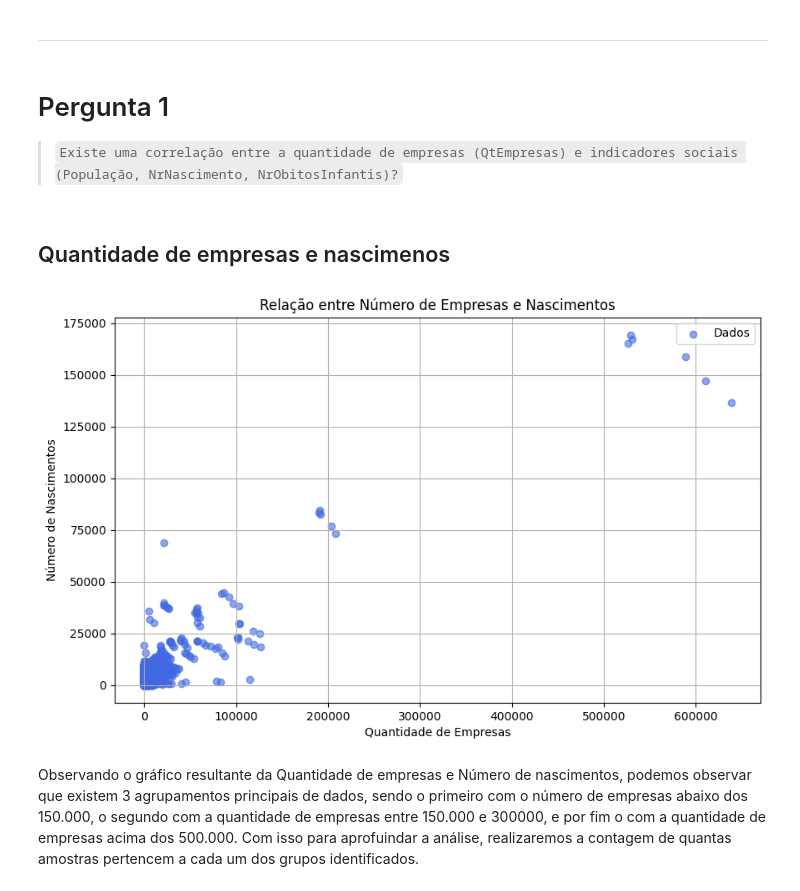
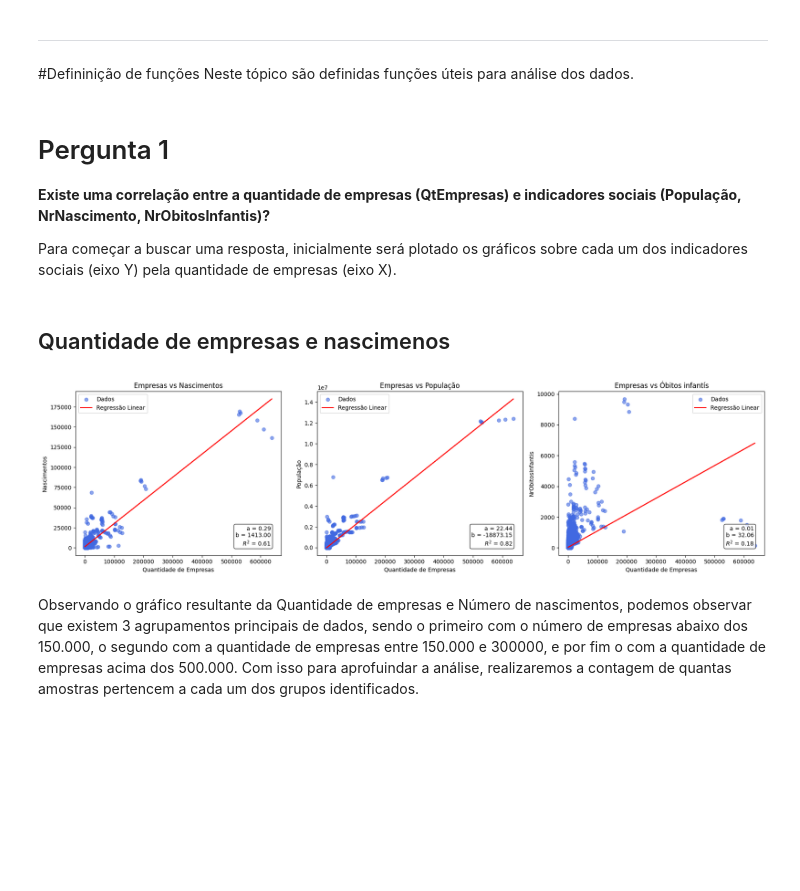
Before and after one commit to anaC-Fernandes/ProjetoDados, a Jupyter notebook: Notebooks/Dataset_Economia.ipynb, the cells around one changed output. Cells and saved outputs as stored; diff of their text form; code cells hidden in the pictures; blank space fills up the shorter version.

```diff
--- a/Notebooks/Dataset_Economia.ipynb
+++ b/Notebooks/Dataset_Economia.ipynb
@@ -158,3 +157,6 @@ df
 
 
 ---
+# %% [markdown]
+#Defininição de funções
+Neste tópico são definidas funções úteis para análise dos dados.
@@ -161,30 +202,28 @@ df
 # %% [markdown]
 # Pergunta 1
 
-> `Existe uma correlação entre a quantidade de empresas (QtEmpresas) e indicadores sociais (População, NrNascimento, NrObitosInfantis)?`
+**Existe uma correlação entre a quantidade de empresas (QtEmpresas) e indicadores sociais (População, NrNascimento, NrObitosInfantis)?**
+
+Para começar a buscar uma resposta, inicialmente será plotado os gráficos sobre cada um dos indicadores sociais (eixo Y) pela quantidade de empresas (eixo X).
 # %% [markdown]
 ## Quantidade de empresas e nascimenos
-# %%
-df_filtrado = df[['QtEmpresas', 'NrNascimentos']].dropna().copy()
-df_filtrado['QtEmpresas'] = pd.to_numeric(df_filtrado['QtEmpresas'], errors='coerce')
-df_filtrado['NrNascimentos'] = pd.to_numeric(df_filtrado['NrNascimentos'], errors='coerce')
-df_filtrado = df_filtrado.dropna().astype(int)
-
-x = df_filtrado['QtEmpresas']
-y = df_filtrado['NrNascimentos']
-
-
-plt.figure(figsize=(10,6))
-plt.scatter(x, y, color='royalblue', alpha=0.6, label="Dados")
-
-plt.title("Relação entre Número de Empresas e Nascimentos")
-plt.xlabel("Quantidade de Empresas")
-plt.ylabel("Número de Nascimentos")
-plt.grid(True)
-plt.legend()
-plt.show()
-# %% [output]
-[figure, removed]
+# %%
+# Preparar os dados para os três gráficos
+x1, y1 = preparar_dados(df, 'QtEmpresas', 'NrNascimentos')
+x2, y2 = preparar_dados(df, 'QtEmpresas', 'Populacao')
+x3, y3 = preparar_dados(df, 'QtEmpresas', 'NrObitosInfantis')
+
+# Criar os três gráficos lado a lado
+fig, axs = plt.subplots(1, 3, figsize=(18, 5))
+
+plot_scatter_with_regression(axs[0], x1, y1, "Empresas vs Nascimentos", "Quantidade de Empresas", "Nascimentos")
+plot_scatter_with_regression(axs[1], x2, y2, "Empresas vs População", "Quantidade de Empresas", "População")
+plot_scatter_with_regression(axs[2], x3, y3, "Empresas vs Óbitos infantís", "Quantidade de Empresas", "NrObitosInfantis")
+
+plt.tight_layout()
+plt.show()
+# %% [output]
+[figure, added]
 # %% [markdown]
 Observando o gráfico resultante da Quantidade de empresas e Número de nascimentos, podemos observar que existem 3 agrupamentos principais de dados, sendo o primeiro com o número de empresas abaixo dos 150.000, o segundo com a quantidade de empresas entre 150.000 e 300000, e por fim o com a quantidade de empresas acima dos 500.000. Com isso para aprofuindar a análise, realizaremos a contagem de quantas amostras pertencem a cada um dos grupos identificados.
 # %%
```
Also changed, not shown: parts of 30 cells of this notebook.
